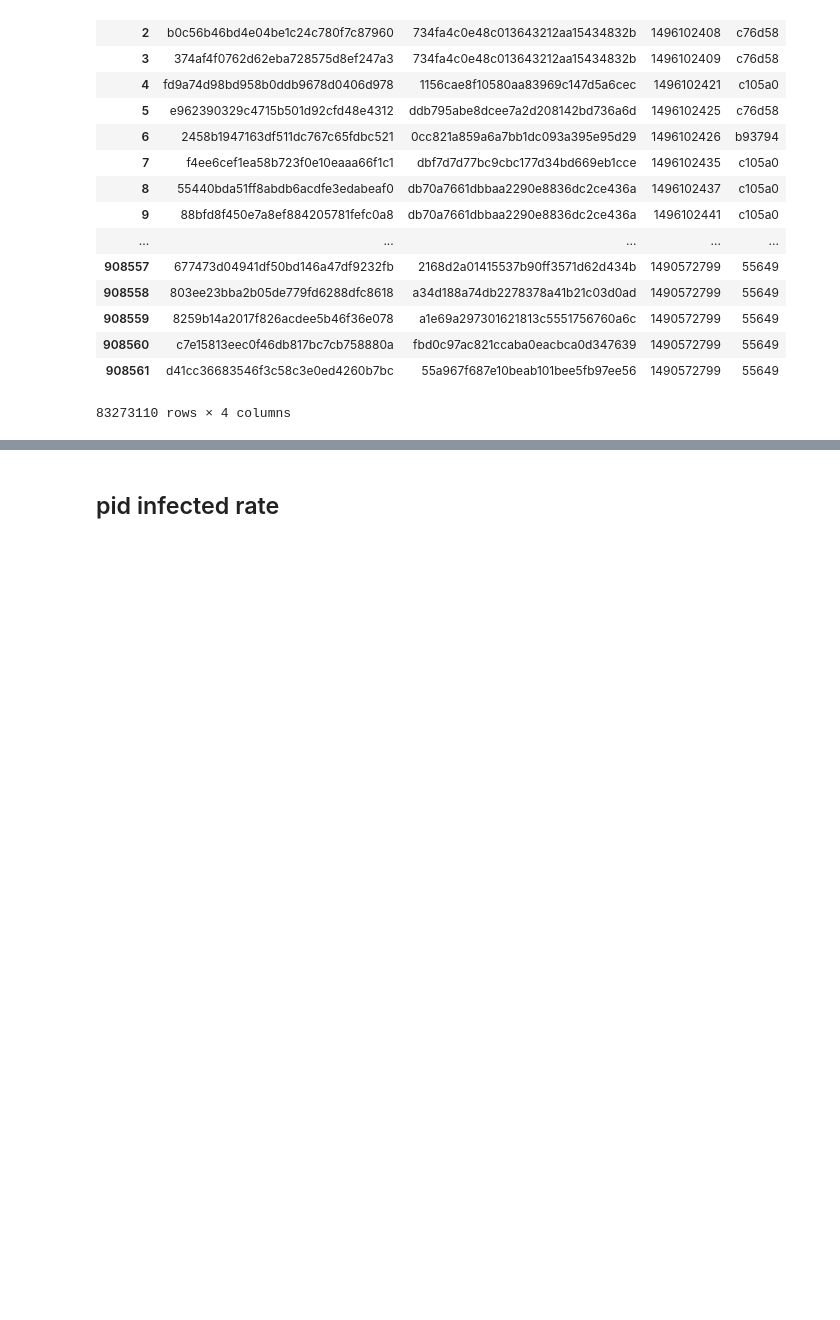
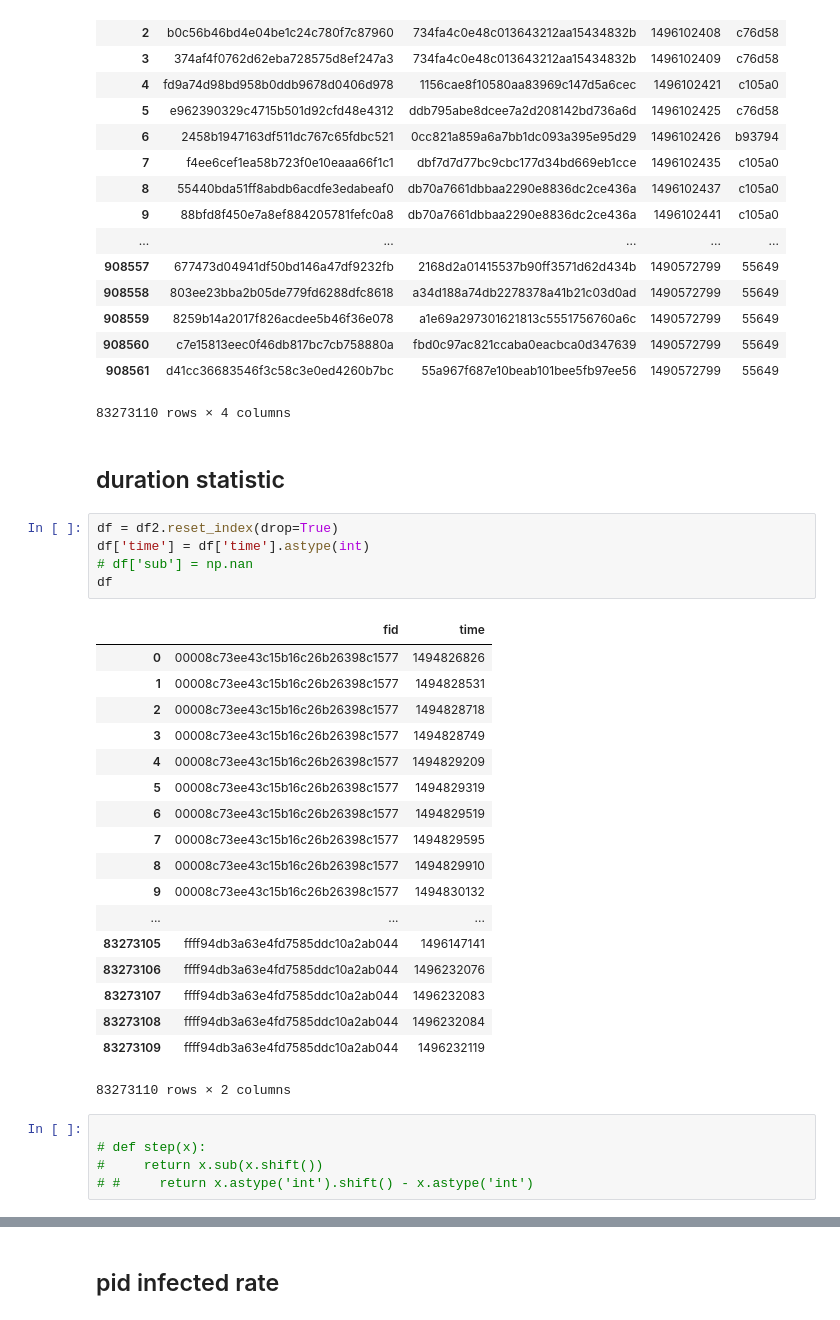
Before and after one commit to tychen5/Trend_TBrainAI, a Jupyter notebook: leo/Read_all_queryLog.ipynb, the cells around one changed output, grey strips where cells are left out. Saved outputs shown, nothing was run; the diff lists cells and outputs as text; blank space fills up the shorter version.

Commit message:
finish duration statistic

```diff
--- a/leo/Read_all_queryLog.ipynb
+++ b/leo/Read_all_queryLog.ipynb
@@ -76,3 +98,34 @@ frame
 | 908560 | c7e15813eec0f46db817bc7cb758880a | fbd0c97ac821ccaba0eacbca0d347639 | 1490572799 | 55649 |
 | 908561 | d41cc36683546f3c58c3e0ed4260b7bc | 55a967f687e10beab101bee5fb97ee56 | 1490572799 | 55649 |
 83273110 rows × 4 columns
+# %% [markdown]
+## duration statistic
+# %%
+df = df2.reset_index(drop=True)
+df['time'] = df['time'].astype(int)
+# df['sub'] = np.nan
+df
+# %% [output]
+|  | fid | time |
+| 0 | 00008c73ee43c15b16c26b26398c1577 | 1494826826 |
+| 1 | 00008c73ee43c15b16c26b26398c1577 | 1494828531 |
+| 2 | 00008c73ee43c15b16c26b26398c1577 | 1494828718 |
+| 3 | 00008c73ee43c15b16c26b26398c1577 | 1494828749 |
+| 4 | 00008c73ee43c15b16c26b26398c1577 | 1494829209 |
+| 5 | 00008c73ee43c15b16c26b26398c1577 | 1494829319 |
+| 6 | 00008c73ee43c15b16c26b26398c1577 | 1494829519 |
+| 7 | 00008c73ee43c15b16c26b26398c1577 | 1494829595 |
+| 8 | 00008c73ee43c15b16c26b26398c1577 | 1494829910 |
+| 9 | 00008c73ee43c15b16c26b26398c1577 | 1494830132 |
+| ... | ... | ... |
+| 83273105 | ffff94db3a63e4fd7585ddc10a2ab044 | 1496147141 |
+| 83273106 | ffff94db3a63e4fd7585ddc10a2ab044 | 1496232076 |
+| 83273107 | ffff94db3a63e4fd7585ddc10a2ab044 | 1496232083 |
+| 83273108 | ffff94db3a63e4fd7585ddc10a2ab044 | 1496232084 |
+| 83273109 | ffff94db3a63e4fd7585ddc10a2ab044 | 1496232119 |
+83273110 rows × 2 columns
+# %%
+
+# def step(x):
+#     return x.sub(x.shift())
+# #     return x.astype('int').shift() - x.astype('int')
```
Also changed, not shown: parts of 7 cells of this notebook, 4 other files.
